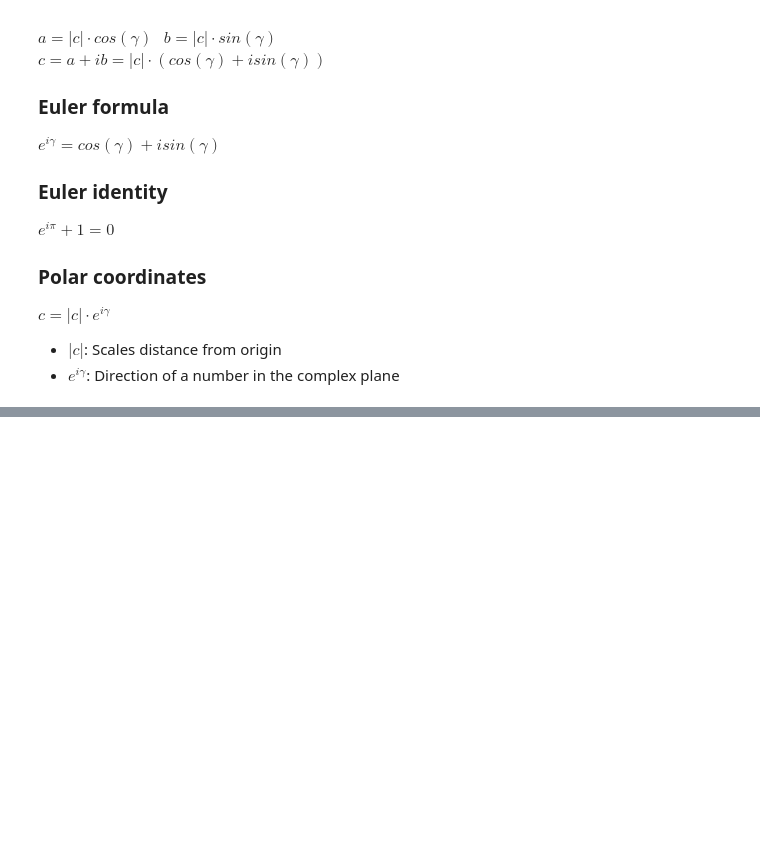
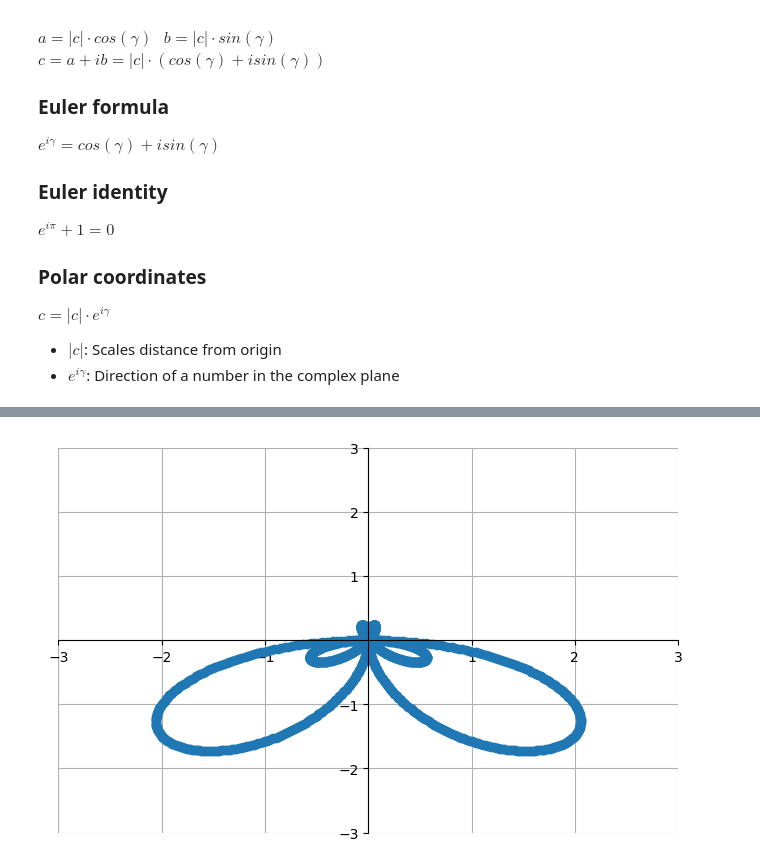
Before and after one commit to nuyhc/RhythmStudy, a Jupyter notebook: 2. DSP/DSP_4_김채현.ipynb, the cells around one changed output, grey strips where cells are left out. Cells and saved outputs as stored; diff of their text form; code cells hidden in the pictures; blank space fills up the shorter version.

```diff
--- a/2. DSP/DSP_4_김채현.ipynb
+++ b/2. DSP/DSP_4_김채현.ipynb
@@ -189,0 +280,8 @@ $$c_f = { d_f \over \sqrt 2 } \cdot e^{-i2\pi\varphi_f}$$
+# %%
+time = np.linspace(0, 1, 1000)
+plot_fourier_transform(pure_tone_freq=1,
+                       signal_freq=1,
+                       time=time
+                       )
+# %% [output]
+[figure, added]
```
Also changed, not shown: parts of 11 cells of this notebook.
